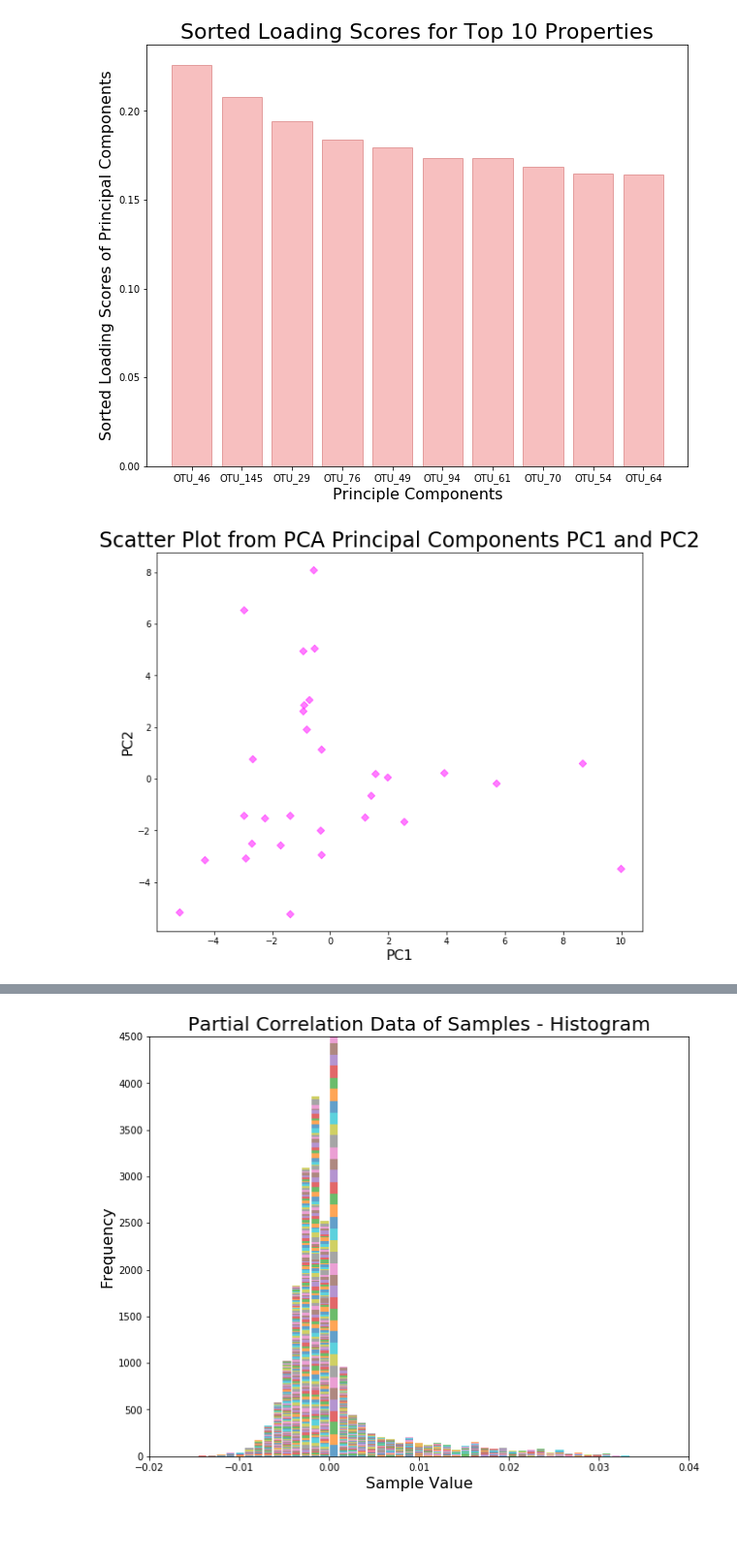
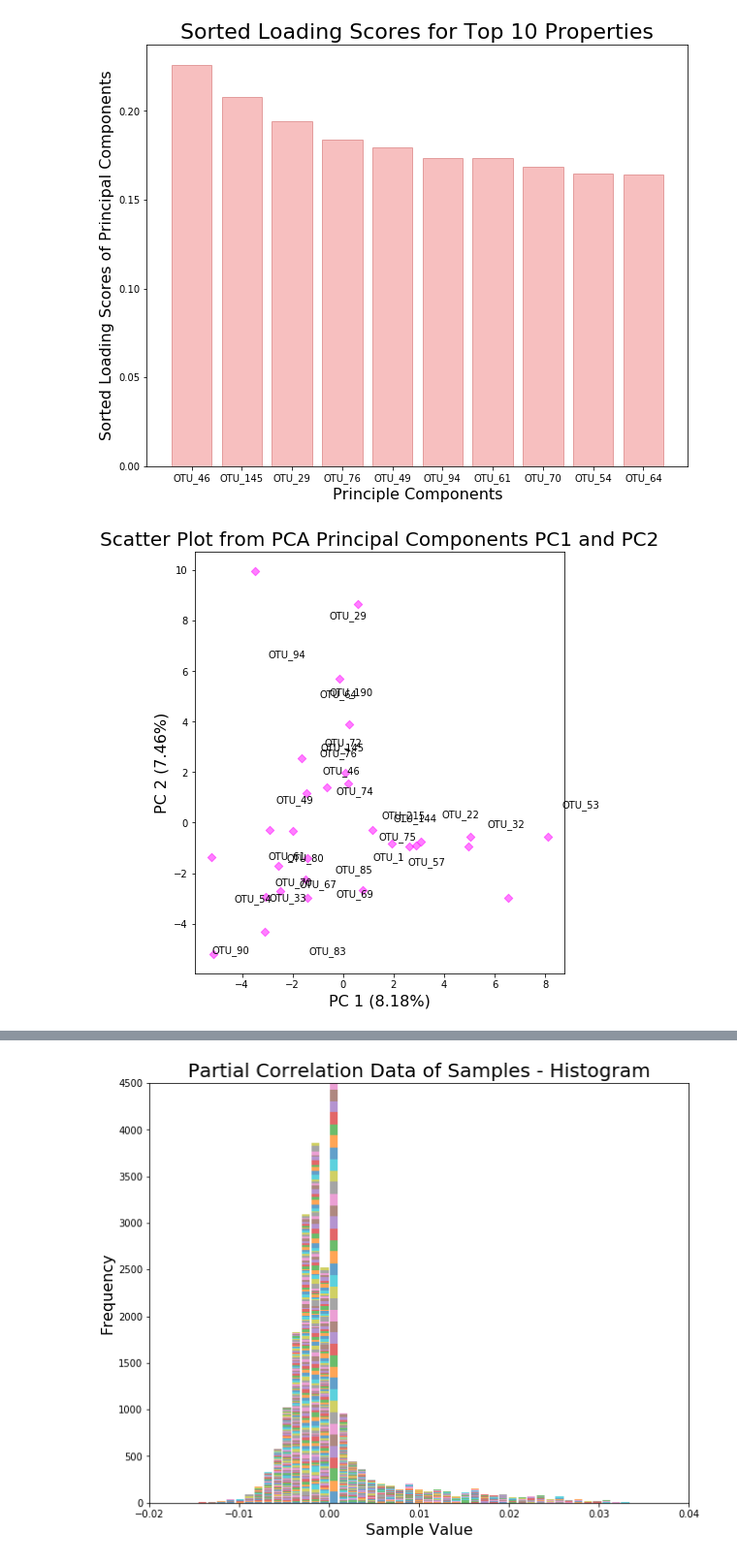
Before and after one commit to kaykrish/comab, a Jupyter notebook: par_cor_oad_t.ipynb, the cells around one changed output, grey strips where cells are left out. Shown at 97% size. Drawn from its saved outputs; the diff is of its cells as text; code cells hidden in the pictures; blank space fills up the shorter version.

Commit message:
Added lables to scatter plot, new function for determining weights

```diff
--- a/par_cor_oad_t.ipynb
+++ b/par_cor_oad_t.ipynb
@@ -90,4 +106,8 @@ norm_t.head()
 | 75A 10 | -0.892144 | 1.605272 | -0.492542 | -0.547159 | -0.218363 | -0.344554 | 0.370472 | -0.262466 | -0.176990 | 5.385130 | ... | ... |
 | 75B 10 | 2.451651 | 1.584848 | -0.526219 | -0.523688 | -0.313204 | -0.337552 | 0.590416 | 0.345555 | -0.175900 | -0.178131 | ... | ... |
 5 rows × 253 columns
+# %%
+#Make list of indecies and column headers
+sites = list(norm_t.index.values)
+samples = list(norm_t)
 # %% [markdown]
@@ -157,12 +177,12 @@ plt.show()
 # %% [output]
 [figure]
 # %%
-#Determine loading scores for transposed data
 #Calculate Loading Scores of PCs
 ls_t = pd.DataFrame(np.abs(pca_t.components_[0]), index = samples, columns = ['Loading Score'])
 
 #Sort the loading scores based on their magnitude
 sorted_t = ls_t.abs().sort_values(by = ['Loading Score'], ascending = False)
+top = sorted_t[0:29]
 sorted_t
 # %% [output]
 |  | Loading Score |
@@ -218,16 +238,23 @@ plt.show()
 # %%
 #Scatter Plot of transposed data
 #Initialize figure
 fig2 = plt.figure(figsize=(10,8))
 
+#dictionary of colors
+# colors = {'PC1': 'cyan', 'PC2': 'magenta'}
+# cvec = [colors[col] for col in col_labels_t[0:1]]
+
 #Plot histogram
-plt.scatter(pca_df_t['PC1'], pca_df_t['PC2'], alpha=0.5, marker='D', color='magenta')
-#plt.scatter(pca_df_t['PC2'], pca_df_t['PC1'], alpha=0.5, marker='D', color='cyan')
+plt.scatter(pca_df_t['PC2'], pca_df_t['PC1'], alpha=0.5, marker='D', color='magenta')
 
 #Titles and lables
-plt.ylabel('PC2', fontsize=16)
-plt.xlabel('PC1', fontsize=16)
-plt.title("Scatter Plot from PCA Principal Components PC1 and PC2", fontsize=24)
+plt.ylabel('PC 2 (%.2f%%)' % (pca_t.explained_variance_ratio_[1]*100), fontsize=16)
+plt.xlabel('PC 1 (%.2f%%)' % (pca_t.explained_variance_ratio_[0]*100), fontsize=16)
+plt.title("Scatter Plot from PCA Principal Components PC1 and PC2", fontsize=20)
+plt.axis('scaled')
+for i, txt in enumerate(top.index):
+    plt.annotate(txt, (pca_df_t.iloc[:,0][i], pca_df_t.iloc[:,1][i]))
+
 plt.show()
 # %% [output]
-[figure, old version]
+[figure, new version]
```
Also changed, not shown: parts of 21 cells of this notebook.
